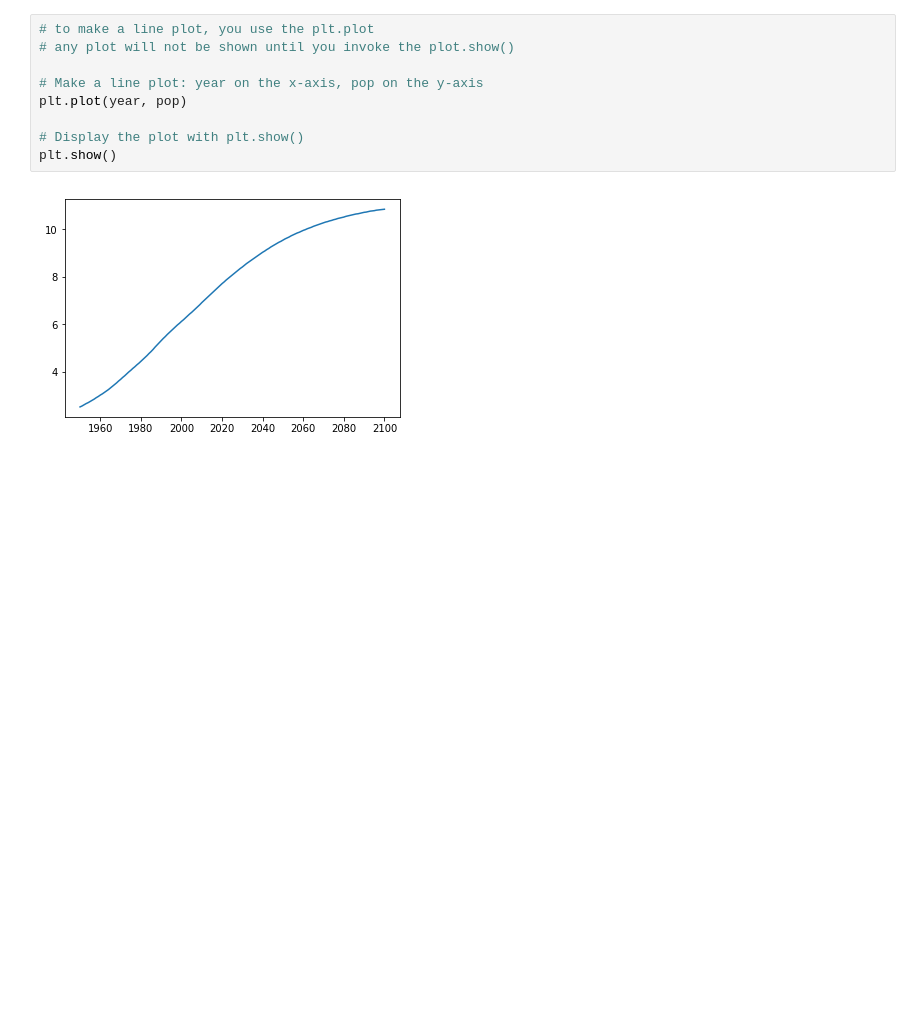
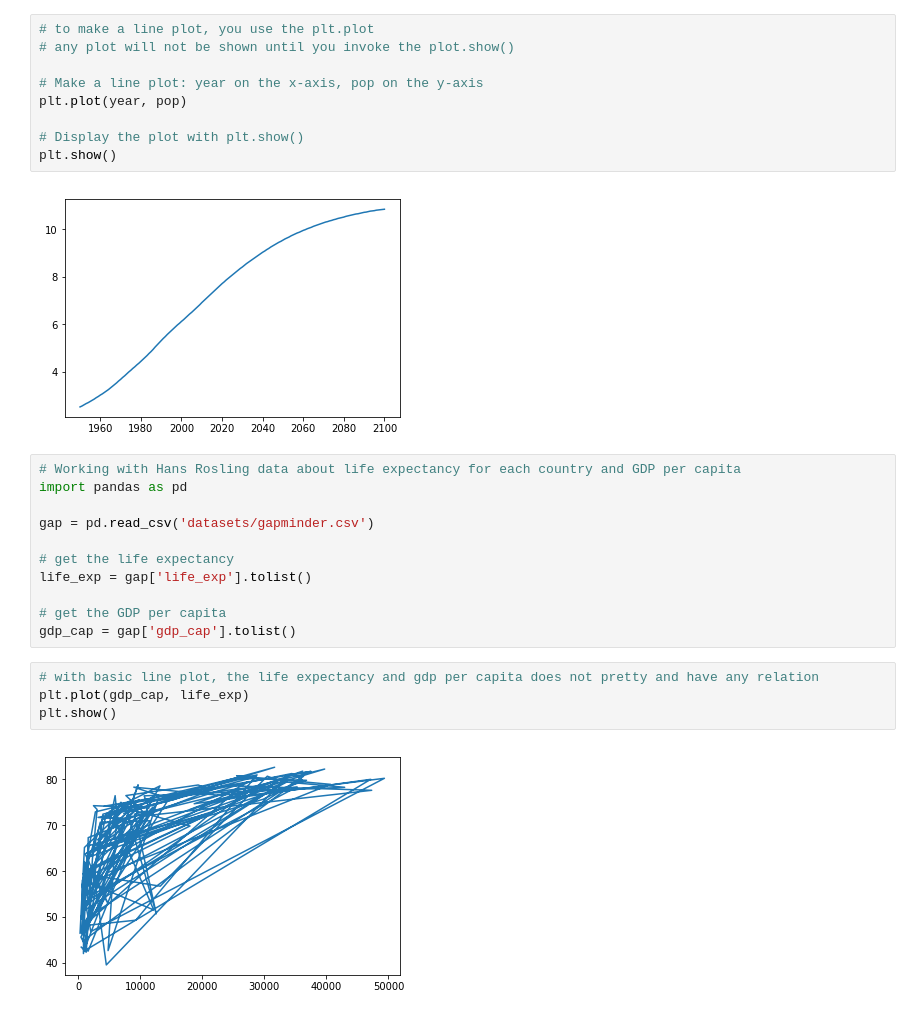
Before and after one commit to airlangga07/py_datacamp, a Jupyter notebook: intermediate_python_for_data_science/matplotlib.ipynb, the cells around one changed output. Saved outputs shown, nothing was run; the diff lists cells and outputs as text; blank space fills up the shorter version.

```diff
--- a/intermediate_python_for_data_science/matplotlib.ipynb
+++ b/intermediate_python_for_data_science/matplotlib.ipynb
@@ -44,3 +46,20 @@ plt.plot(year, pop)
 plt.show()
 # %% [output]
 [figure]
+# %%
+# Working with Hans Rosling data about life expectancy for each country and GDP per capita
+import pandas as pd
+
+gap = pd.read_csv('datasets/gapminder.csv')
+
+# get the life expectancy
+life_exp = gap['life_exp'].tolist()
+
+# get the GDP per capita
+gdp_cap = gap['gdp_cap'].tolist()
+# %%
+# with basic line plot, the life expectancy and gdp per capita does not pretty and have any relation
+plt.plot(gdp_cap, life_exp)
+plt.show()
+# %% [output]
+[figure, added]
```
Also changed, not shown: parts of 3 cells of this notebook, 1 other file.
